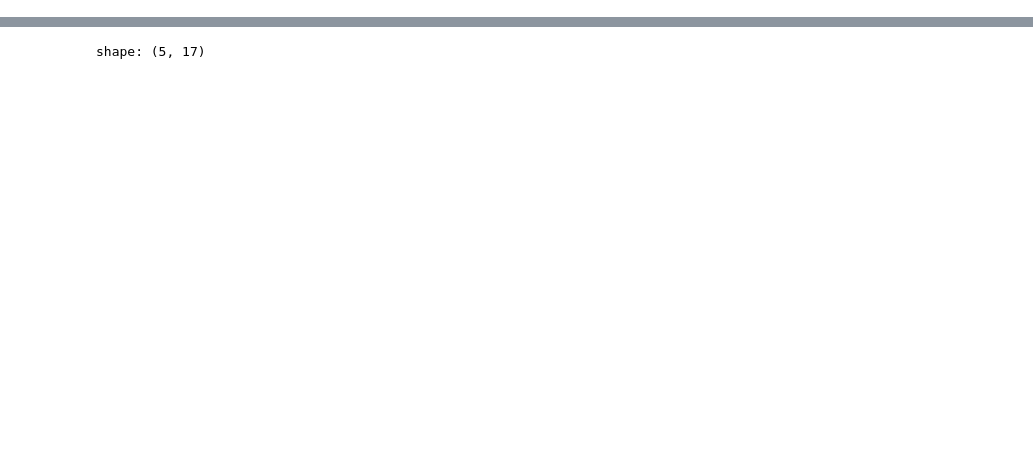
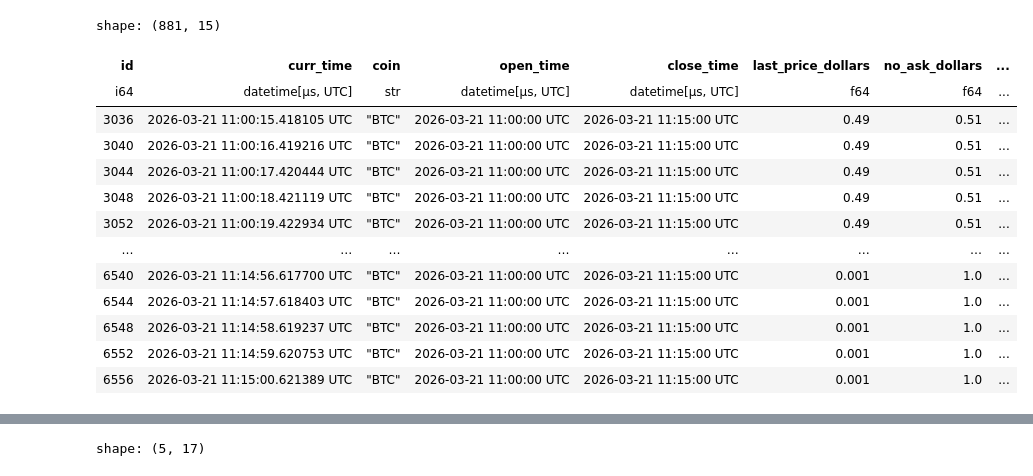
Before and after one commit to erxcshi/crypto_pred_market, a Jupyter notebook: data_gather/cleaning.ipynb, the cells around one changed output, grey strips where cells are left out. Cells and saved outputs as stored; diff of their text form; code cells hidden in the pictures; blank space fills up the shorter version.

Commit message:
main building

```diff
--- a/data_gather/cleaning.ipynb
+++ b/data_gather/cleaning.ipynb
@@ -76,3 +67,8 @@ all_coins_polymarket = FILTERER.clean_polymarket(['BTC', 'ETH', 'XRP', 'SOL'])
+# %%
+btc_trades = pl.scan_csv(filtered_data_dir / 'btc_trades.csv').collect()
+btc_eth_options = pl.scan_csv(filtered_data_dir / 'btc_eth_options.csv').collect()
+all_coins_kalshi = pl.scan_csv(filtered_data_dir / 'all_kalshi.csv').collect()
+all_coins_polymarket = pl.scan_csv(filtered_data_dir / 'all_polymarket.csv').collect()
 # %%
 def _to_datetime(table: pl.DataFrame, cols: list) -> pl.DataFrame:
     for col in cols:
@@ -96,6 +118,6 @@ all_coins_kalshi.group_by(('open_time')).agg(pl.len()).sort('open_time')
 # %%
 
-df = df.with_columns(
+kalshi = all_coins_kalshi.with_columns(
     pl.col("curr_time").shift(1).over("coin").alias("prev_time")
 ).with_columns(
     (pl.col("curr_time") - pl.col("prev_time"))
@@ -103,12 +125,8 @@ df = df.with_columns(
     .alias("time_diff_seconds")
 )
 
-df = df.filter(pl.col("time_diff_seconds").is_between(0.9, 1.1))
-df['time_diff_seconds'].value_counts()
-
-
-
-df
+kalshi = kalshi.filter(pl.col("time_diff_seconds").is_between(0.9, 1.1))
+# df['time_diff_seconds'].value_counts()
 # %%
 def build_coin_df(df: pl.DataFrame, coin: str) -> pl.DataFrame:
     col_identifiers = ["open_time", "close_time"]
@@ -125,27 +143,29 @@ def build_coin_df(df: pl.DataFrame, coin: str) -> pl.DataFrame:
         )
         .filter(pl.col("time_to_close") > -0.01)
     )
+    cols = [col for col in df.columns if col not in ['curr_time']]
 
     rename_map = {
         col: f"{coin}_{col}"
-        for col in df.columns
+        for col in cols
     }
 
     df = df.rename(rename_map)
 
     return df
 
-df = df.with_columns((pl.col('close_time') - pl.col('curr_time')).dt.total_seconds().alias('time_to_close'))
+kalshi = kalshi.with_columns((pl.col('close_time') - pl.col('curr_time')).dt.total_seconds().alias('time_to_close'))
 
+kalshi = kalshi.filter(pl.col('time_to_close') > 0)
 
-
-coin_dfs = [build_coin_df(df, coin) for coin in ["BTC", "ETH", "XRP", "SOL"]]
+coin_dfs = [build_coin_df(kalshi, coin) for coin in ["BTC", "ETH", "XRP", "SOL"]]
 
 combined = coin_dfs[0]
+
 for next_df in coin_dfs[1:]:
     combined = combined.join(
         next_df,
-        on=["open_time", "close_time"],
+        on='curr_time',
         how="inner",
     )
 
@@ -158,7 +178,7 @@ combined = combined.drop(drop_cols)
 
 outcome_map = (
     combined
-    .sort("BTC_curr_time")
+    .sort("curr_time")
     .group_by("BTC_open_time")
     .agg(
         pl.col("BTC_last_price_dollars").last().alias("last_btc_price")
@@ -170,4 +190,4 @@ outcome_map = (
 )
 
 combined = combined.join(outcome_map, on="BTC_open_time", how="left")
-combined.head()
+combined.columns
@@ -195,0 +378,19 @@ shape: (8_425_362, 21)
+# %%
+kalshi.filter(
+    (pl.col("open_time") == pl.datetime(2026, 3, 21, 11, 0, 0, time_zone="UTC")) & (pl.col('coin') == 'BTC')
+)
+# %% [output]
+shape: (881, 15)
+| id | curr_time | coin | open_time | close_time | last_price_dollars | no_ask_dollars | ... |
+| i64 | datetime[μs, UTC] | str | datetime[μs, UTC] | datetime[μs, UTC] | f64 | f64 | ... |
+| 3036 | 2026-03-21 11:00:15.418105 UTC | "BTC" | 2026-03-21 11:00:00 UTC | 2026-03-21 11:15:00 UTC | 0.49 | 0.51 | ... |
+| 3040 | 2026-03-21 11:00:16.419216 UTC | "BTC" | 2026-03-21 11:00:00 UTC | 2026-03-21 11:15:00 UTC | 0.49 | 0.51 | ... |
+| 3044 | 2026-03-21 11:00:17.420444 UTC | "BTC" | 2026-03-21 11:00:00 UTC | 2026-03-21 11:15:00 UTC | 0.49 | 0.51 | ... |
+| 3048 | 2026-03-21 11:00:18.421119 UTC | "BTC" | 2026-03-21 11:00:00 UTC | 2026-03-21 11:15:00 UTC | 0.49 | 0.51 | ... |
+| 3052 | 2026-03-21 11:00:19.422934 UTC | "BTC" | 2026-03-21 11:00:00 UTC | 2026-03-21 11:15:00 UTC | 0.49 | 0.51 | ... |
+| … | … | … | … | … | … | … | ... |
+| 6540 | 2026-03-21 11:14:56.617700 UTC | "BTC" | 2026-03-21 11:00:00 UTC | 2026-03-21 11:15:00 UTC | 0.001 | 1.0 | ... |
+| 6544 | 2026-03-21 11:14:57.618403 UTC | "BTC" | 2026-03-21 11:00:00 UTC | 2026-03-21 11:15:00 UTC | 0.001 | 1.0 | ... |
+| 6548 | 2026-03-21 11:14:58.619237 UTC | "BTC" | 2026-03-21 11:00:00 UTC | 2026-03-21 11:15:00 UTC | 0.001 | 1.0 | ... |
+| 6552 | 2026-03-21 11:14:59.620753 UTC | "BTC" | 2026-03-21 11:00:00 UTC | 2026-03-21 11:15:00 UTC | 0.001 | 1.0 | ... |
+| 6556 | 2026-03-21 11:15:00.621389 UTC | "BTC" | 2026-03-21 11:00:00 UTC | 2026-03-21 11:15:00 UTC | 0.001 | 1.0 | ... |
```
Also changed, not shown: parts of 20 cells of this notebook, 9 other files.
